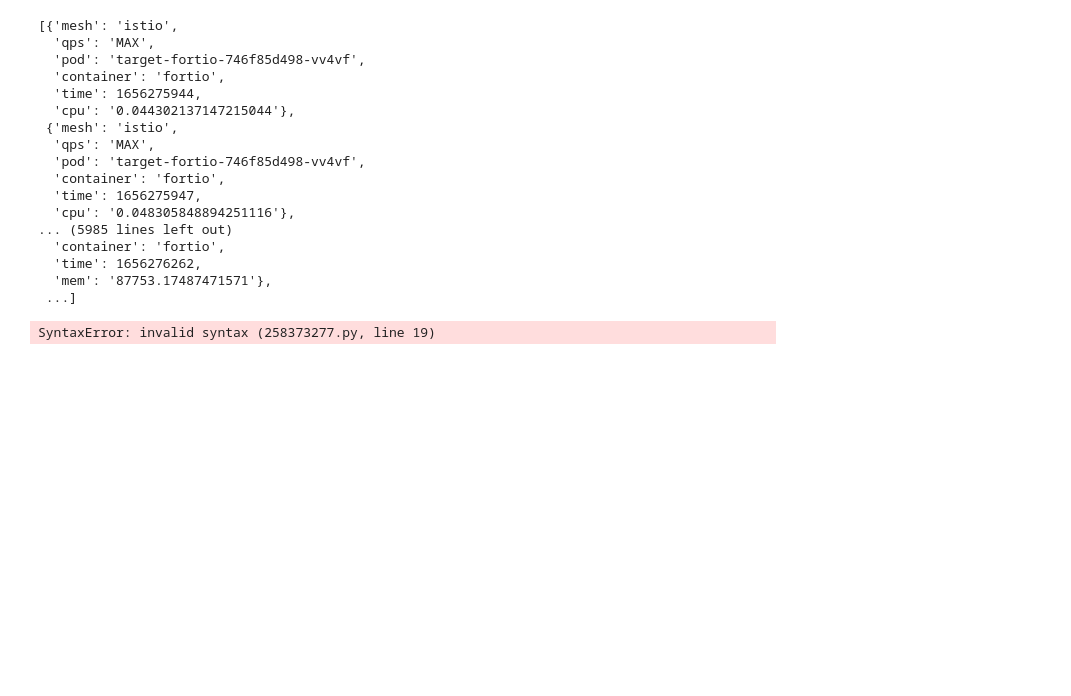
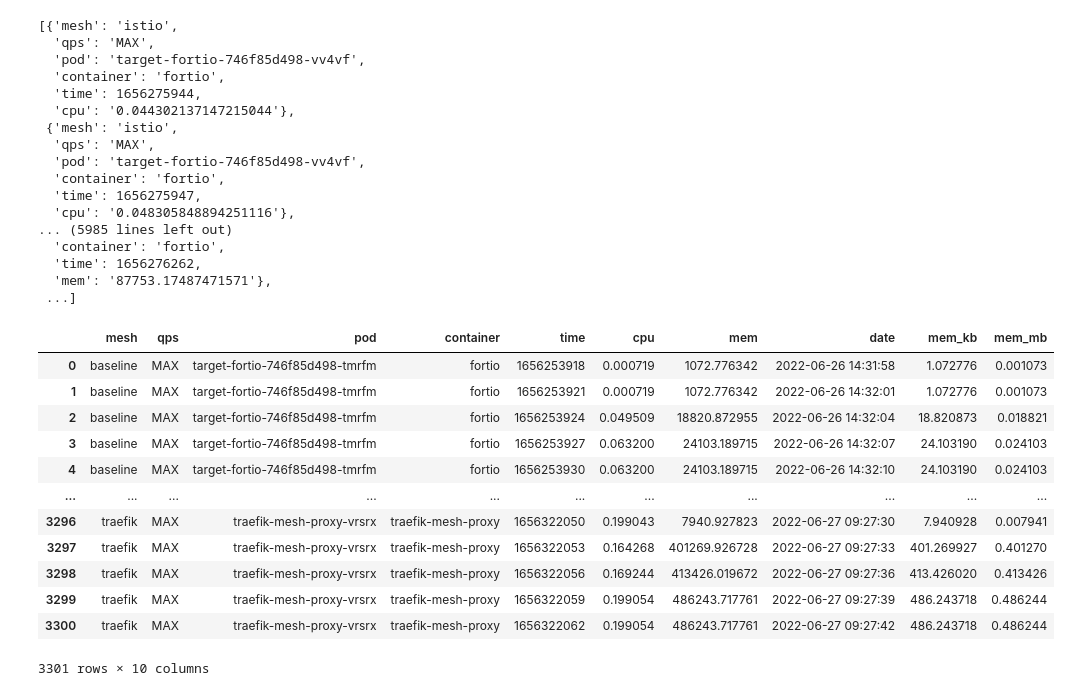
Before and after one commit to RichardBieringa/mesh-bench, a Jupyter notebook: viz/01_http_max_throughput.ipynb, the cells around one changed output. Saved outputs shown, nothing was run; the diff lists cells and outputs as text; code cells hidden in the pictures; blank space fills up the shorter version.

```diff
--- a/viz/01_http_max_throughput.ipynb
+++ b/viz/01_http_max_throughput.ipynb
@@ -345,27 +345,40 @@ Type: mem, Mesh: cilium, QPS: MAX
 # %%
 """ Create a pandas DataFrame
 - Each row represents a single observation
 - Each observation takes a form of type ResourceResult
 - Rows are merged based on time/pod/container -> this halves rows as both CPU/mem metrics share unix timestamps
 - Convert unix timestamps to pd.DateTime
 """
 
 
 # Initial dataset
 df = pd.DataFrame(data=results)
 
 # Merged CPU/mem results
 df = df.groupby(by=["mesh", "qps", "pod", "container", "time"], as_index=False).first()
 
 # Convert time column to datetime
 df["date"] = pd.to_datetime(df["time"],unit="s")
 df["cpu"] = pd.to_numeric(df["cpu"])
 df["mem"] = pd.to_numeric(df["mem"])
 df["mem_kb"] = df["mem"] / 1000
+df["mem_mb"] = df["mem_kb"] / 1000
 
 df
 # %% [output]
+|  | mesh | qps | pod | container | time | cpu | mem | date | mem_kb | mem_mb |
+| 0 | baseline | MAX | target-fortio-746f85d498-tmrfm | fortio | 1656253918 | 0.000719 | 1072.776342 | 2022-06-26 14:31:58 | 1.072776 | 0.001073 |
+| 1 | baseline | MAX | target-fortio-746f85d498-tmrfm | fortio | 1656253921 | 0.000719 | 1072.776342 | 2022-06-26 14:32:01 | 1.072776 | 0.001073 |
+| 2 | baseline | MAX | target-fortio-746f85d498-tmrfm | fortio | 1656253924 | 0.049509 | 18820.872955 | 2022-06-26 14:32:04 | 18.820873 | 0.018821 |
+| 3 | baseline | MAX | target-fortio-746f85d498-tmrfm | fortio | 1656253927 | 0.063200 | 24103.189715 | 2022-06-26 14:32:07 | 24.103190 | 0.024103 |
+| 4 | baseline | MAX | target-fortio-746f85d498-tmrfm | fortio | 1656253930 | 0.063200 | 24103.189715 | 2022-06-26 14:32:10 | 24.103190 | 0.024103 |
+| ... | ... | ... | ... | ... | ... | ... | ... | ... | ... | ... |
+| 3296 | traefik | MAX | traefik-mesh-proxy-vrsrx | traefik-mesh-proxy | 1656322050 | 0.199043 | 7940.927823 | 2022-06-27 09:27:30 | 7.940928 | 0.007941 |
+| 3297 | traefik | MAX | traefik-mesh-proxy-vrsrx | traefik-mesh-proxy | 1656322053 | 0.164268 | 401269.926728 | 2022-06-27 09:27:33 | 401.269927 | 0.401270 |
+| 3298 | traefik | MAX | traefik-mesh-proxy-vrsrx | traefik-mesh-proxy | 1656322056 | 0.169244 | 413426.019672 | 2022-06-27 09:27:36 | 413.426020 | 0.413426 |
+| 3299 | traefik | MAX | traefik-mesh-proxy-vrsrx | traefik-mesh-proxy | 1656322059 | 0.199054 | 486243.717761 | 2022-06-27 09:27:39 | 486.243718 | 0.486244 |
+| 3300 | traefik | MAX | traefik-mesh-proxy-vrsrx | traefik-mesh-proxy | 1656322062 | 0.199054 | 486243.717761 | 2022-06-27 09:27:42 | 486.243718 | 0.486244 |
-SyntaxError: invalid syntax (258373277.py, line 19)
+3301 rows × 10 columns
 # %%
 
 import matplotlib
```
Also changed, not shown: parts of 4 cells of this notebook, 3 other files.
